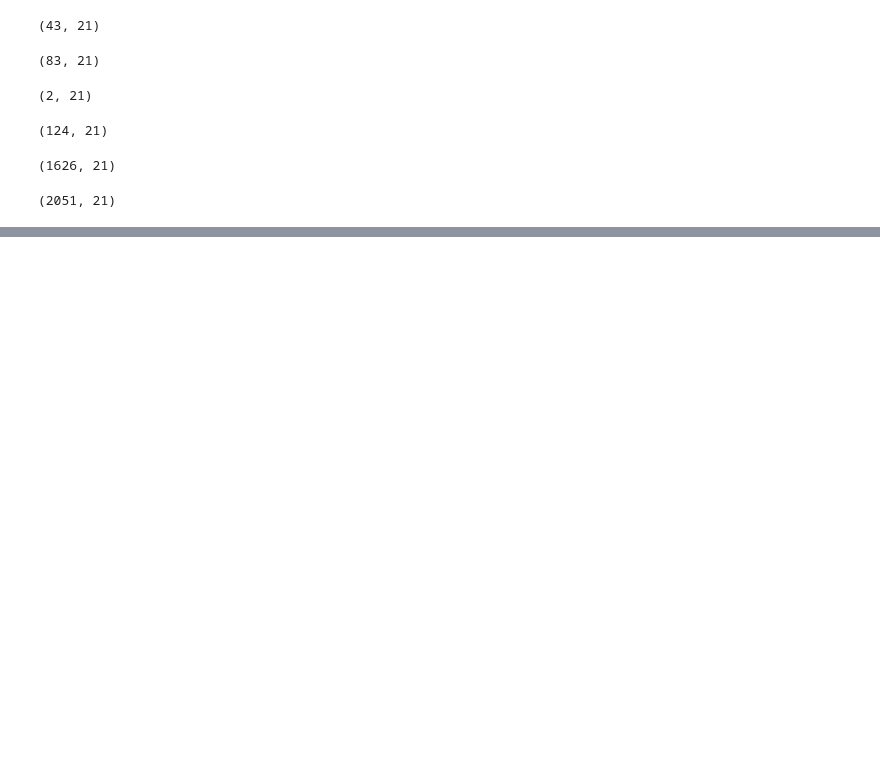
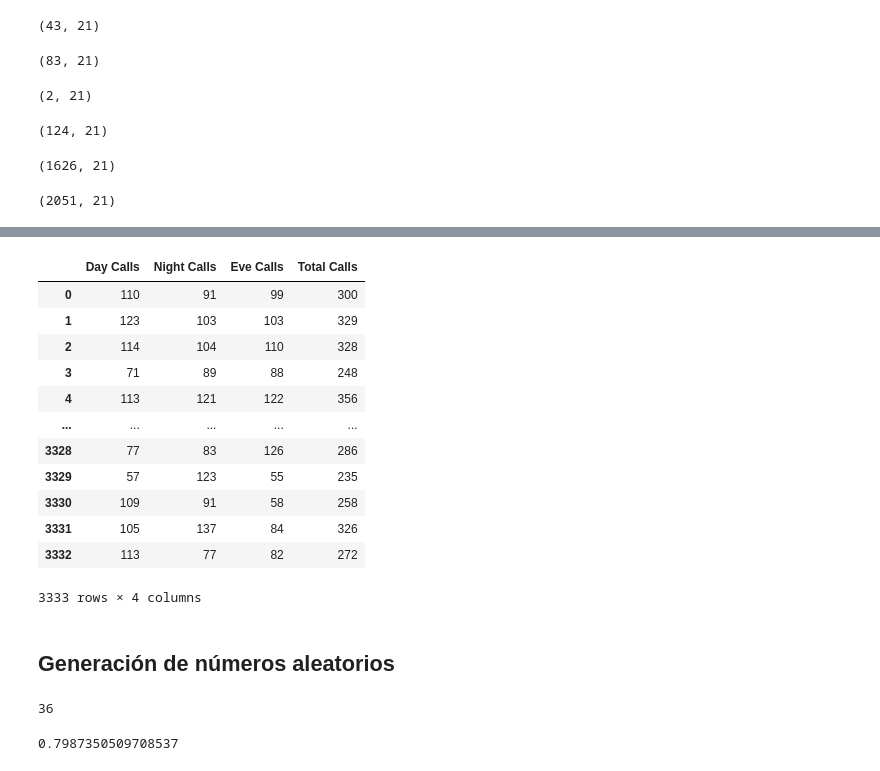
Before and after one commit to franciscovalde6/python-ml-course, a Jupyter notebook: scripts/T2 - 1 - Data Cleaning - Data Wrangling.ipynb, the cells around one changed output, grey strips where cells are left out. Saved outputs shown, nothing was run; the diff lists cells and outputs as text; code cells hidden in the pictures; blank space fills up the shorter version.

Commit message:
Subconjuntos, números aleatorios y distribuiciones de probabilidad

```diff
--- a/scripts/T2 - 1 - Data Cleaning - Data Wrangling.ipynb
+++ b/scripts/T2 - 1 - Data Cleaning - Data Wrangling.ipynb
@@ -193,0 +265,19 @@ data6.shape
+# %%
+data["Total Calls"] = data["Day Calls"] + data["Night Calls"] + data["Eve Calls"]
+data[["Day Calls", "Night Calls", "Eve Calls", "Total Calls"]]
+# %% [output]
+|  | Day Calls | Night Calls | Eve Calls | Total Calls |
+| 0 | 110 | 91 | 99 | 300 |
+| 1 | 123 | 103 | 103 | 329 |
+| 2 | 114 | 104 | 110 | 328 |
+| 3 | 71 | 89 | 88 | 248 |
+| 4 | 113 | 121 | 122 | 356 |
+| ... | ... | ... | ... | ... |
+| 3328 | 77 | 83 | 126 | 286 |
+| 3329 | 57 | 123 | 55 | 235 |
+| 3330 | 109 | 91 | 58 | 258 |
+| 3331 | 105 | 137 | 84 | 326 |
+| 3332 | 113 | 77 | 82 | 272 |
+3333 rows × 4 columns
+# %% [markdown]
+## Generación de números aleatorios
@@ -193,0 +286,10 @@ data6.shape
+# %%
+# Generar aleatorio entre 1 y 100
+np.random.randint(1,100)
+# %% [output]
+36
+# %%
+#Lo más habitual es que sea un random entre 0 y 1
+np.random.rand()
+# %% [output]
+0.7987350509708537
```
Also changed, not shown: parts of 17 cells of this notebook, 1 other file.
